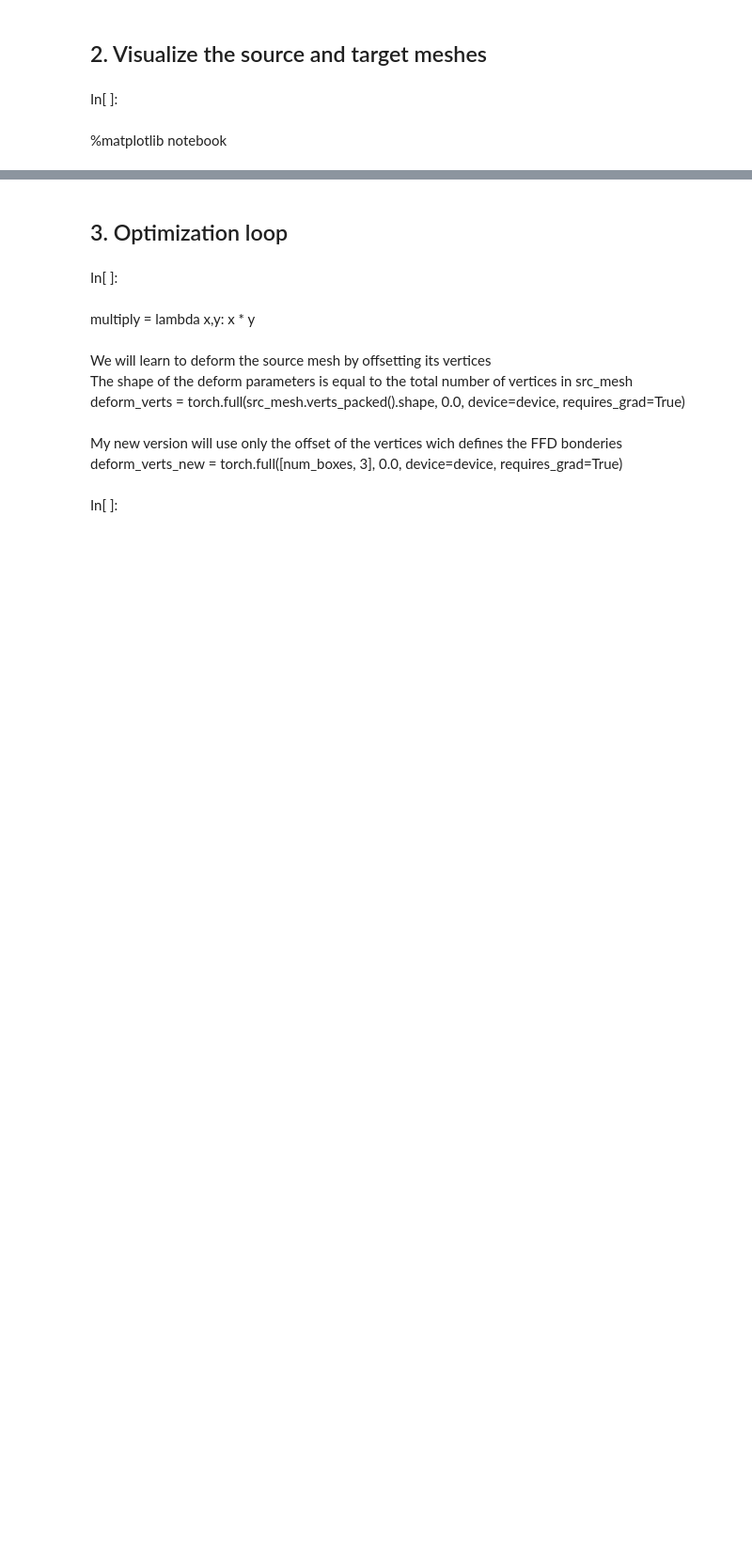
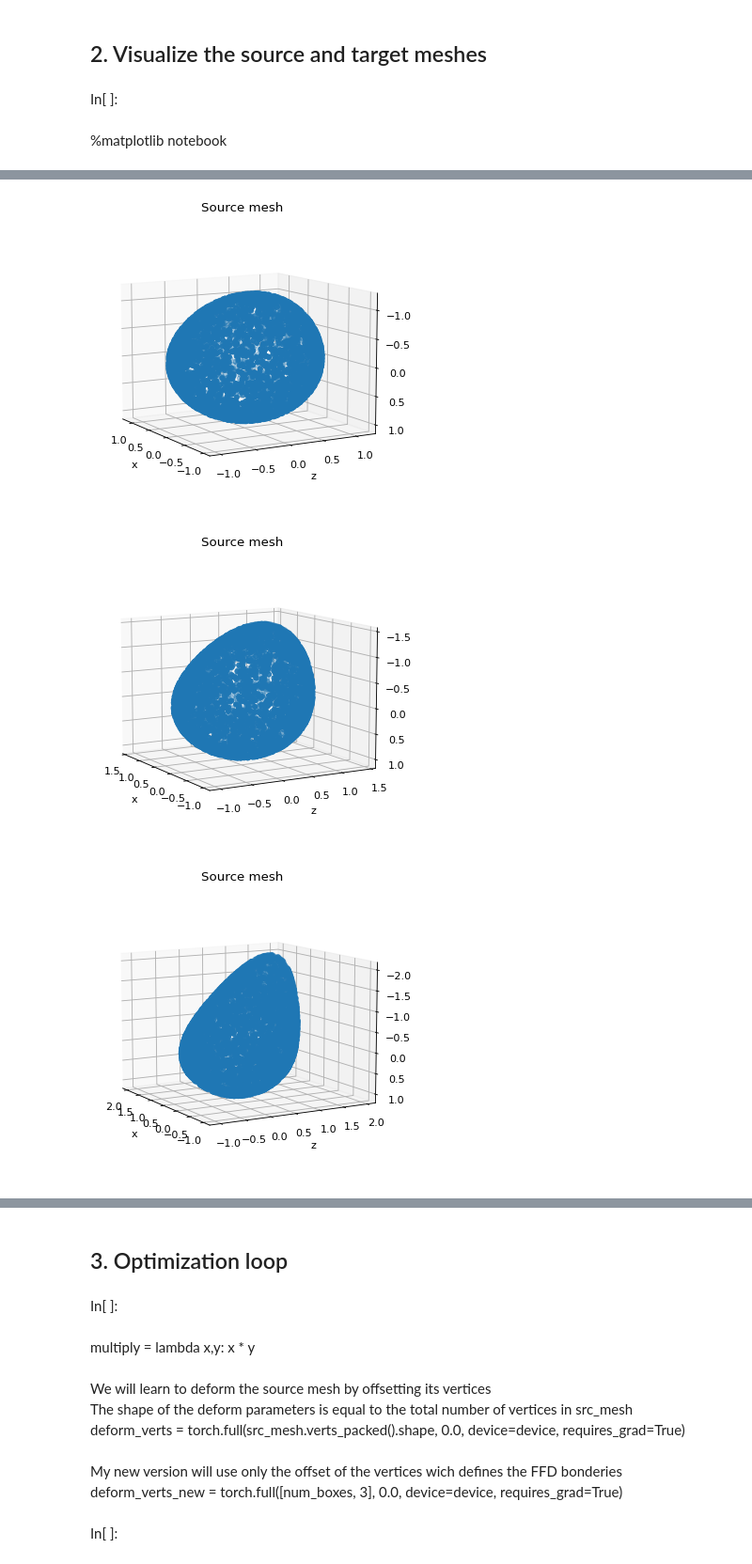
Before and after one commit to edumacsou/pgc_nn_conv_3d, a Jupyter notebook: deform_mesh.ipynb, the cells around one changed output, grey strips where cells are left out. Shown at 94% size. Saved outputs shown, nothing was run; the diff lists cells and outputs as text; code cells hidden in the pictures; blank space fills up the shorter version.

Commit message:
Função de deformação ajustada e Layer FFD funcionando de forma simples

```diff
--- a/deform_mesh.ipynb
+++ b/deform_mesh.ipynb
@@ -133,7 +133,7 @@ class FFD:
         self.n = n
         self.dimension = (l, m, n)
         # Inicializamos a grade de controle como uma grade uniforme no espaço [0,1]^3
-        self.control_points = np.array([[[[i/(l-1), j/(m-1), k/(n-1)] for k in range(n)] for j in range(m)] for i in range(l)])
+        self.control_points = np.array([[[[i/(l-1), j/(m-1), k/(n-1)] for k in range(n)] for j in range(m)] for i in range(l)]).reshape(l*m*n,3)
 
         # self.control_points = 2 * self.control_points - 1
 
@@ -172,7 +172,7 @@ class FFD:
                         B_k = self.bernstein(k, self.n - 1, w)
 
                         # Calculamos a posição deformada somando a contribuição ponderada de cada ponto de controle
-                        new_point += B_i * B_j * B_k * control_points[i, j, k]
+                        new_point += B_i * B_j * B_k * control_points[i*4 + j*2 + k]
 
             deformed_points[p_idx] = new_point
             deformed_points_deltas[p_idx] = new_point - points[p_idx]
@@ -185,7 +185,7 @@ class FFD:
         points: np.array de formato (N, 3), contendo os pontos da malha.
         control_points_delta: np.array de formato (l, m, n, 3) com os deslocamentos da grade de controle.
         """
-        control_points_delta = control_points_delta_array.detach().numpy().reshape(self.dimension + (3,))
+        control_points_delta = control_points_delta_array.detach().numpy().reshape((np.prod(self.dimension) , 3 ))
         mesh_verts = mesh.verts_packed().detach().cpu().numpy()
         mesh_verts = mesh_verts / 2 + 0.5
         _, deformed_mesh_points_deltas = self.deform_points(mesh_verts, control_points_delta)
@@ -340,0 +340,3 @@ plot_pointcloud(src_mesh, "Source mesh")
+# %%
+ffd_instance = FFD(2,2,2)
+ffd_instance.control_points
@@ -340,0 +352,12 @@ plot_pointcloud(src_mesh, "Source mesh")
+# %%
+delta_control_points = torch.tensor([[0,0,0],[0,0,0],[0,0,0],[0,0,0],[0,0,0],[0,0,0],[0,0,0],[0.5,0.5,0.5]])
+# %%
+deformed_mesh = ffd_instance.deform_mesh(src_mesh,delta_control_points)
+# %%
+for i in range(5):
+    plot_pointcloud(deformed_mesh, "Source mesh")
+    deformed_mesh = ffd_instance.deform_mesh(deformed_mesh,delta_control_points)
+# %% [output]
+[figure, added]
+[figure, added]
+[figure, added]
```
Also changed, not shown: parts of 13 cells of this notebook, 3 other files.
